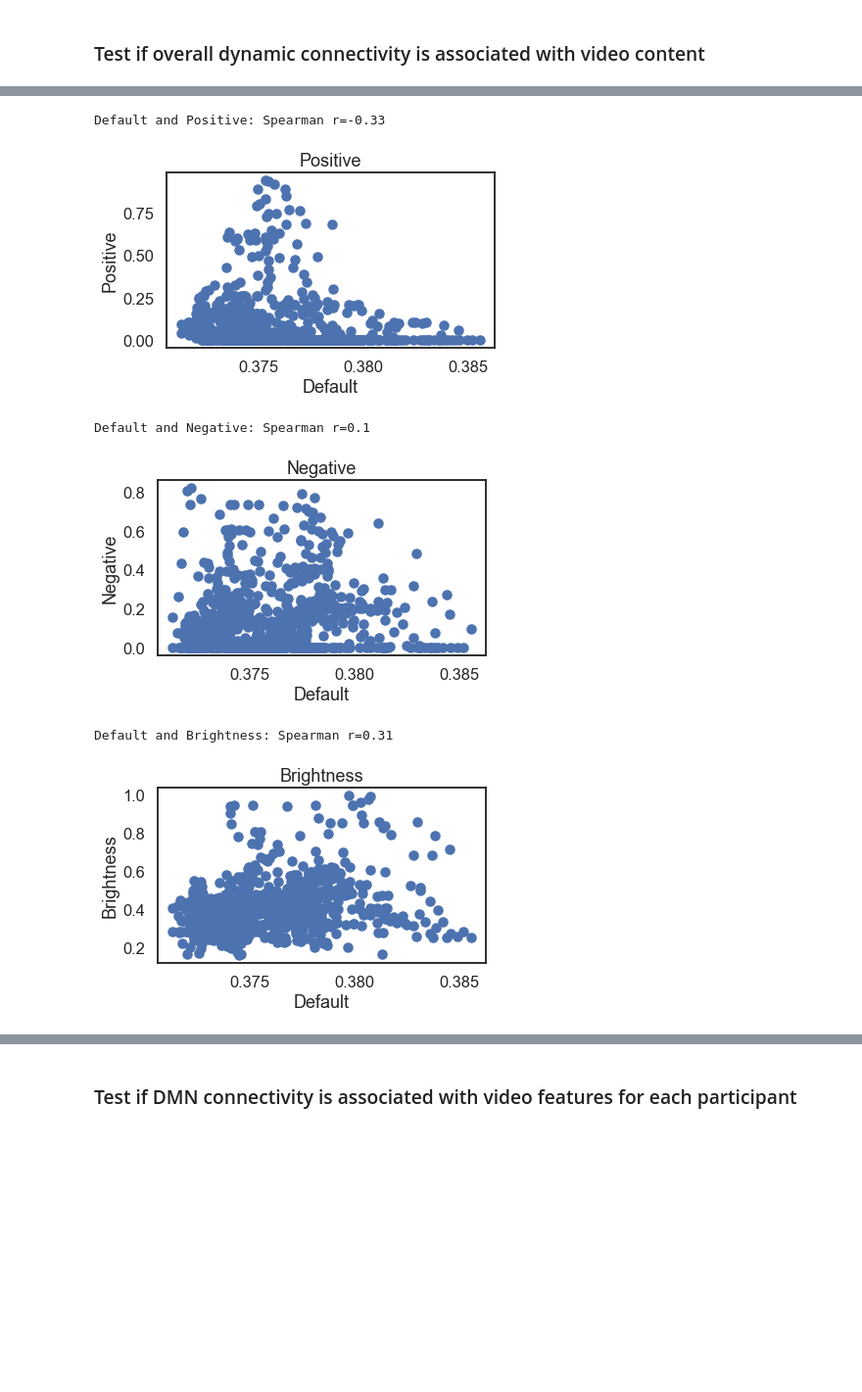
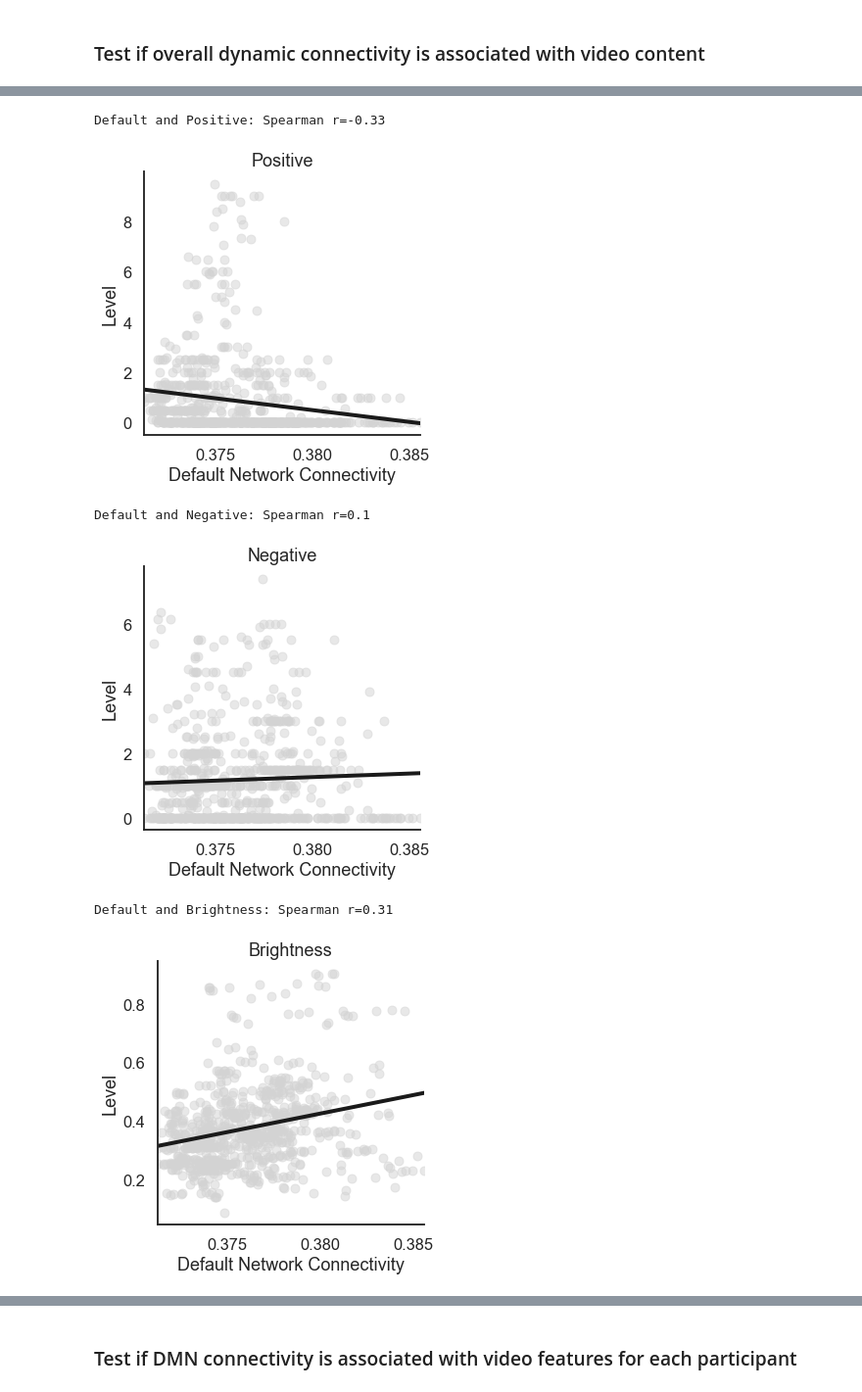
Before and after one commit to catcamacho/hbn_soc_net, a Jupyter notebook: 2_DynamicNet_affect.ipynb, the cells around one changed output, grey strips where cells are left out. Shown at 98% size. Drawn from its saved outputs; the diff is of its cells as text; code cells hidden in the pictures; blank space fills up the shorter version.

```diff
--- a/2_DynamicNet_affect.ipynb
+++ b/2_DynamicNet_affect.ipynb
@@ -413,23 +413,28 @@ plt.close()
 # %%
 # load group data
 group_meanDMN = np.load(os.path.join(out_dir, 'group_mean_Default_ips_movieDM.npy'))
+
+data = features
+data['Default'] = group_meanDMN
+data = data.iloc[5:745,:]
 
 # loop through features and test for overall correlation between Default connectivity and features
 for f in features.columns:
     r,_ = scp.spearmanr(group_meanDMN[5:745],features_smooth[f].to_numpy()[5:745])
     print('Default and {0}: Spearman r={1}'.format(f,round(r,2)))
-    plt.scatter(group_meanDMN[5:745],features_smooth[f].to_numpy()[5:745])
+    sns.lmplot(x='Default',y=f, data=data, ci=None, scatter_kws={'alpha':0.5, 'color':'lightgray'},
+               line_kws={'lw': 4, 'color':'k'})
     plt.title(f)
-    plt.xlabel('Default')
-    plt.ylabel(f)
+    plt.xlabel('Default Network Connectivity')
+    plt.ylabel('Level')
     plt.tight_layout()
     plt.show()
     plt.close()
 # %% [output]
 Default and Positive: Spearman r=-0.33
-[figure, old version]
+[figure, new version]
 Default and Negative: Spearman r=0.1
-[figure, old version]
+[figure, new version]
 Default and Brightness: Spearman r=0.31
-[figure, old version]
+[figure, new version]
 Default and SaliencyFract: Spearman r=0.26
```
Also changed, not shown: parts of 3 cells of this notebook, 1 other file.
